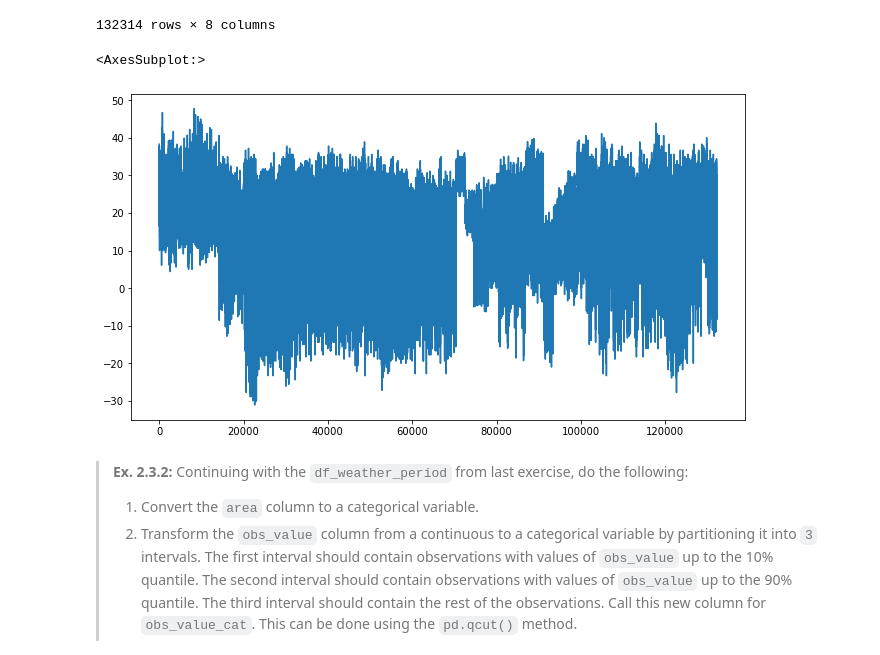
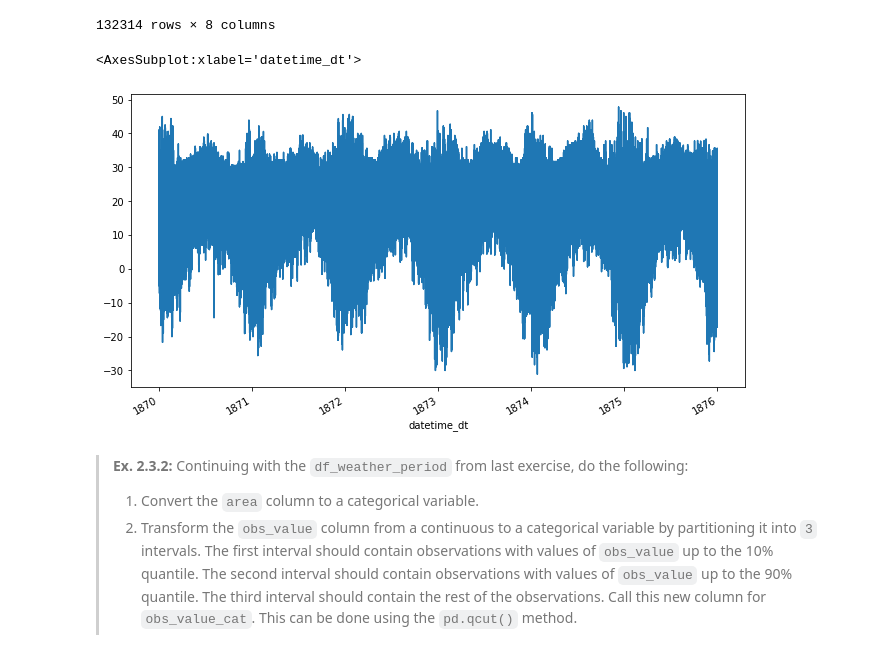
Before and after one commit to tvw318/isds-group-9, a Jupyter notebook: assignment1/assignment_1.ipynb, the cells around one changed output. Saved outputs shown, nothing was run; the diff lists cells and outputs as text; code cells hidden in the pictures.

```diff
--- a/assignment1/assignment_1.ipynb
+++ b/assignment1/assignment_1.ipynb
@@ -121,7 +121,9 @@ df_weather_period
 > **Ex. 2.NEW (Not seen in module 2):** Try to plot the observations value of `df_weather_period` by running `df_weather_period.obs_value.plot()`. Something seems off, right? Now try to inspect the problematic subset of the dataframe by running `df_weather_period[df_weather_period.obs_value < -50]`. What can these three observations be characterized as? Drop ALL observations from the associated station from `df_weather_period`, reset the index and drop the column with the old index. Store the dataframe back into the variable `df_weather_period`.
 # %%
 # Exploratory plot
-df_weather_period.obs_value.plot(figsize=[11,6])
+# Indexing the data after date
+df_weather_period_index_0 = df_weather_period.set_index(df_weather_period['datetime_dt'], drop=True)
+df_weather_period_index_0.obs_value.plot(figsize=[11,6])
 
 # Detecting outliers
 df_weather_period[df_weather_period.obs_value < -50]
@@ -154,11 +153,14 @@ df_weather_period
 | 132313 | USW00094728 | 18700101 | TMAX | 6.1 | US | 1870-01-01 | 1 | 1870 |
 132314 rows × 8 columns
 # %%
+# Indexing the data after date
+df_weather_period_index = df_weather_period.set_index(df_weather_period['datetime_dt'], drop=True)
+
 # Taking a new look at the plot without outliers
-df_weather_period.obs_value.plot(figsize=[11,6])
+df_weather_period_index.obs_value.plot(figsize=[11,6])
 # %% [output]
-<AxesSubplot:>
+<AxesSubplot:xlabel='datetime_dt'>
-[figure, old version]
+[figure, new version]
 # %% [markdown]
 > **Ex. 2.3.2:**
 Continuing with the `df_weather_period` from last exercise, do the following:
```
Also changed, not shown: parts of 3 cells of this notebook.
